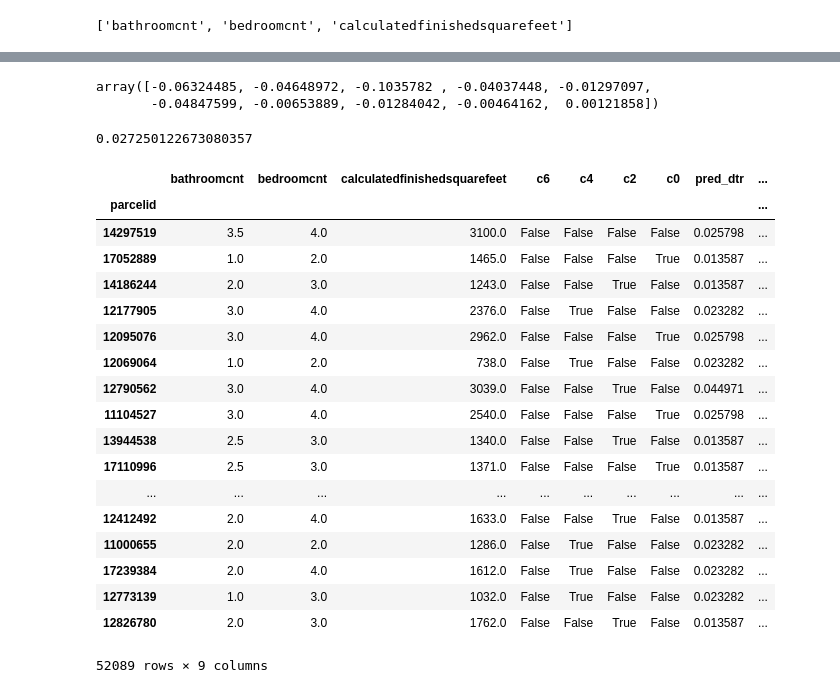
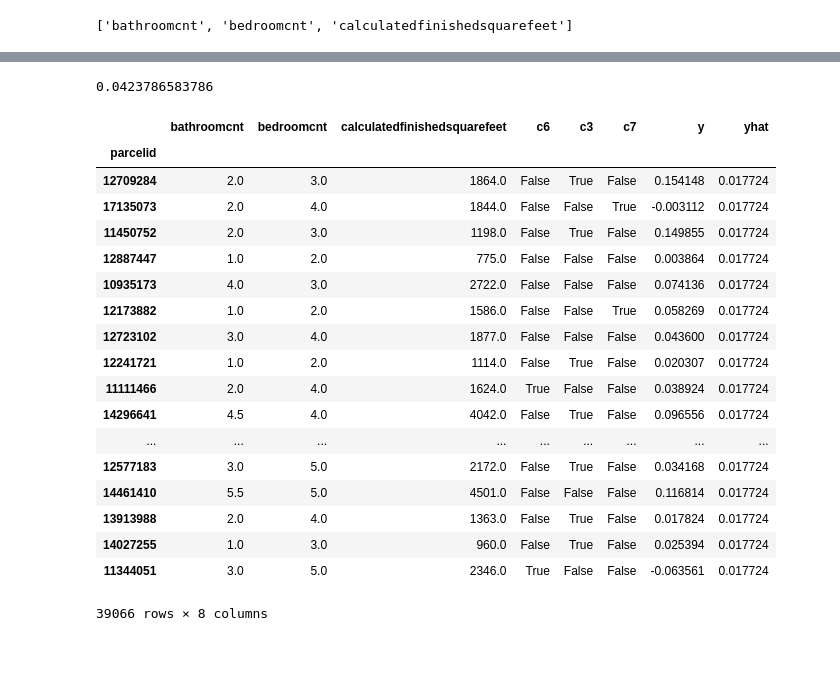
Before and after one commit to BayesEliaSantos/Bayes_P04_Zillow, a Jupyter notebook: kworking.ipynb, the cells around one changed output, grey strips where cells are left out. Drawn from its saved outputs; the diff is of its cells as text; code cells hidden in the pictures; blank space fills up the shorter version.

```diff
--- a/kworking.ipynb
+++ b/kworking.ipynb
@@ -501,6 +561,6 @@ Xc_scaled = Xc_scaled.drop(columns='structuredollarpersqft')
 # %%
 # cf.compare_ks(Xc_scaled, min_k=4, max_k=18)
 # %%
-cf.set_kmeans_clusters(Xc_scaled, n_clusters=8, random_state=12345)
+Xc_scaled, Xc_kmeans = cf.set_kmeans_clusters(Xc_scaled, n_clusters=8, random_state=dfo.randomer)
 Xc_scaled.head(15)
 # %% [output]
@@ -742,8 +802,8 @@ bool_ttest_single_uniq(cluster_y, target_column=dfo.y_column, check_column='clus
 # %%
 XncC['c6'] = XncC.cluster == 6
-XncC['c4'] = XncC.cluster == 4
-XncC['c2'] = XncC.cluster == 2
-XncC['c0'] = XncC.cluster == 0
+XncC['c3'] = XncC.cluster == 3
+XncC['c7'] = XncC.cluster == 7
+# XncC['c0'] = XncC.cluster == 0
 XncCs = XncC.drop(columns='cluster')
 XncCs.head(15)
 # %% [output]
@@ -766,0 +829,4 @@ XncCs.head(15)
+# %%
+y_bl = pd.DataFrame(y)
+y_bl = remove_cols(p_eval.make_baseline(y_bl, x_cols=list(y_bl.columns), y_col=dfo.y_column), [dfo.y_column])
+y_bl.head()
@@ -847,11 +895,12 @@ if 'prediction' in XncCs.columns:
     XncCs = XncCs.drop(columns='prediction')
 # %%
 dtr = DecisionTreeRegressor(
-    max_depth=7,
-    random_state=12345,
+    max_depth=9,
+    random_state=dfo.randomer,
+    min_samples_leaf=3,
     max_leaf_nodes=None
 )
-dtr.fit(XncCs, dfo.y)
+dtr.fit(XncCs, y)
 #clf = clf.fit(XncCs, dfo.y_column)
 
 import graphviz
@@ -863,15 +912,12 @@ from graphviz import Graph
 
 #graph.render('iris_decision_tree', view=True)
 # %%
-cross_val_score(dtr, XncCs, dfo.y, cv=10)
+# cross_val_score(dtr, XncCs, y, cv=10)
-# %% [output]
-array([-0.06324485, -0.04648972, -0.1035782 , -0.04037448, -0.01297097,
-       -0.04847599, -0.00653889, -0.01284042, -0.00464162,  0.00121858])
 # %%
-dtr_score_ = dtr.score(XncCs, dfo.y)
+dtr_score_ = dtr.score(XncCs, y)
 dtr_score_
 # %% [output]
-0.027250122673080357
+0.0423786583786
 # %%
 dtr_pred_ = dtr.predict(XncCs)
 # %%
@@ -880,22 +925,23 @@ Xp['pred_dtr'] = dtr_pred_
 # %%
-Xp.join(dfo.y)
+Xp = Xp.join(y_bl[['y', 'yhat']])
+Xp
 # %% [output]
-|  | bathroomcnt | bedroomcnt | calculatedfinishedsquarefeet | c6 | c4 | c2 | c0 | pred_dtr | ... |
-| parcelid |  |  |  |  |  |  |  |  | ... |
-| 14297519 | 3.5 | 4.0 | 3100.0 | False | False | False | False | 0.025798 | ... |
-| 17052889 | 1.0 | 2.0 | 1465.0 | False | False | False | True | 0.013587 | ... |
-| 14186244 | 2.0 | 3.0 | 1243.0 | False | False | True | False | 0.013587 | ... |
-| 12177905 | 3.0 | 4.0 | 2376.0 | False | True | False | False | 0.023282 | ... |
-| 12095076 | 3.0 | 4.0 | 2962.0 | False | False | False | True | 0.025798 | ... |
-| 12069064 | 1.0 | 2.0 | 738.0 | False | True | False | False | 0.023282 | ... |
-| 12790562 | 3.0 | 4.0 | 3039.0 | False | False | True | False | 0.044971 | ... |
-| 11104527 | 3.0 | 4.0 | 2540.0 | False | False | False | True | 0.025798 | ... |
-| 13944538 | 2.5 | 3.0 | 1340.0 | False | False | True | False | 0.013587 | ... |
-| 17110996 | 2.5 | 3.0 | 1371.0 | False | False | False | True | 0.013587 | ... |
-| ... | ... | ... | ... | ... | ... | ... | ... | ... | ... |
-| 12412492 | 2.0 | 4.0 | 1633.0 | False | False | True | False | 0.013587 | ... |
-| 11000655 | 2.0 | 2.0 | 1286.0 | False | True | False | False | 0.023282 | ... |
-| 17239384 | 2.0 | 4.0 | 1612.0 | False | True | False | False | 0.023282 | ... |
-| 12773139 | 1.0 | 3.0 | 1032.0 | False | True | False | False | 0.023282 | ... |
-| 12826780 | 2.0 | 3.0 | 1762.0 | False | False | True | False | 0.013587 | ... |
+|  | bathroomcnt | bedroomcnt | calculatedfinishedsquarefeet | c6 | c3 | c7 | y | yhat |
+| parcelid |  |  |  |  |  |  |  |  |
+| 12709284 | 2.0 | 3.0 | 1864.0 | False | True | False | 0.154148 | 0.017724 |
+| 17135073 | 2.0 | 4.0 | 1844.0 | False | False | True | -0.003112 | 0.017724 |
+| 11450752 | 2.0 | 3.0 | 1198.0 | False | True | False | 0.149855 | 0.017724 |
+| 12887447 | 1.0 | 2.0 | 775.0 | False | False | False | 0.003864 | 0.017724 |
+| 10935173 | 4.0 | 3.0 | 2722.0 | False | False | False | 0.074136 | 0.017724 |
+| 12173882 | 1.0 | 2.0 | 1586.0 | False | False | True | 0.058269 | 0.017724 |
+| 12723102 | 3.0 | 4.0 | 1877.0 | False | False | False | 0.043600 | 0.017724 |
+| 12241721 | 1.0 | 2.0 | 1114.0 | False | True | False | 0.020307 | 0.017724 |
+| 11111466 | 2.0 | 4.0 | 1624.0 | True | False | False | 0.038924 | 0.017724 |
+| 14296641 | 4.5 | 4.0 | 4042.0 | False | True | False | 0.096556 | 0.017724 |
+| ... | ... | ... | ... | ... | ... | ... | ... | ... |
+| 12577183 | 3.0 | 5.0 | 2172.0 | False | True | False | 0.034168 | 0.017724 |
+| 14461410 | 5.5 | 5.0 | 4501.0 | False | False | False | 0.116814 | 0.017724 |
+| 13913988 | 2.0 | 4.0 | 1363.0 | False | True | False | 0.017824 | 0.017724 |
+| 14027255 | 1.0 | 3.0 | 960.0 | False | True | False | 0.025394 | 0.017724 |
+| 11344051 | 3.0 | 5.0 | 2346.0 | True | False | False | -0.063561 | 0.017724 |
-52089 rows × 9 columns
+39066 rows × 8 columns
```
Also changed, not shown: parts of 83 cells of this notebook, 5 other files.
